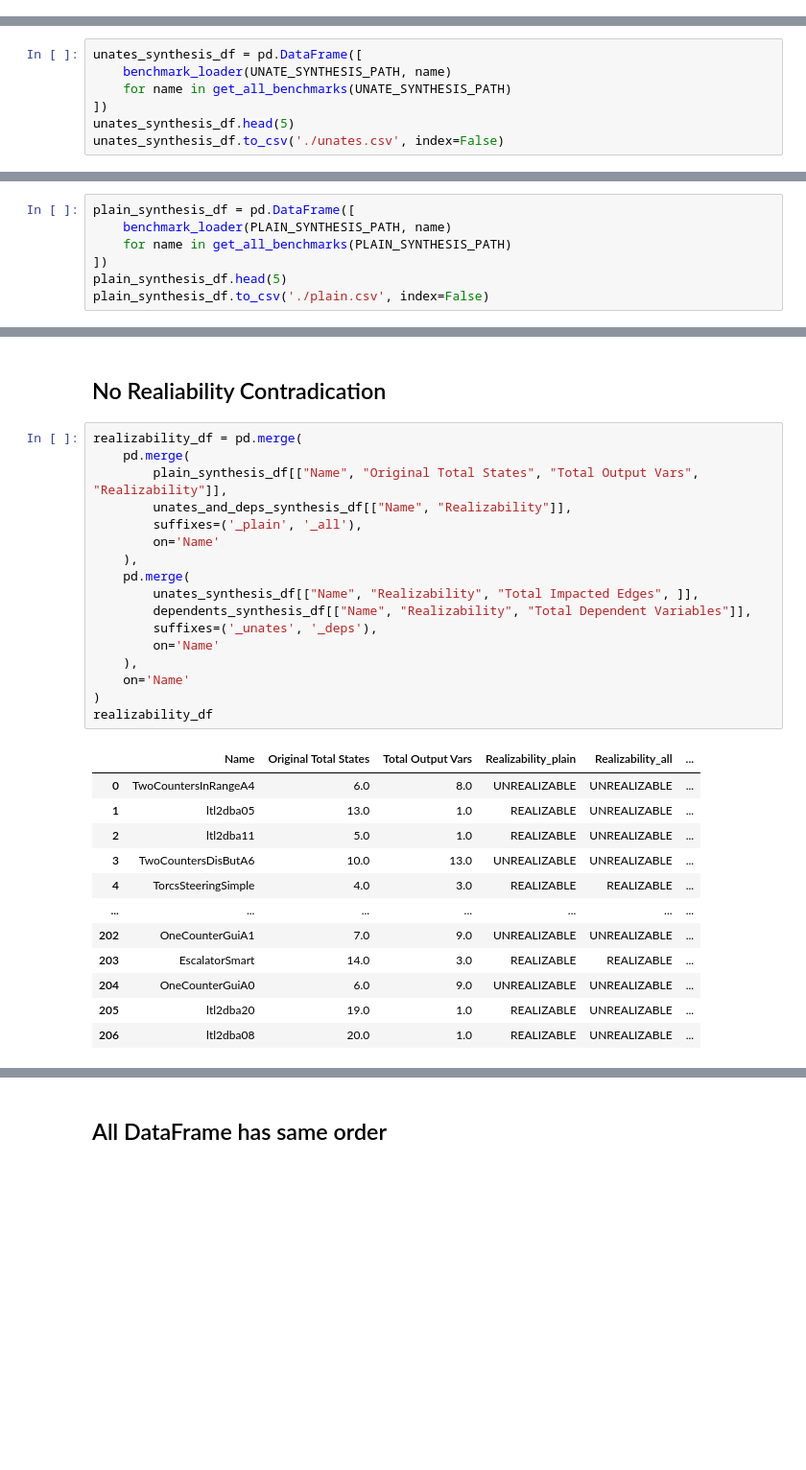
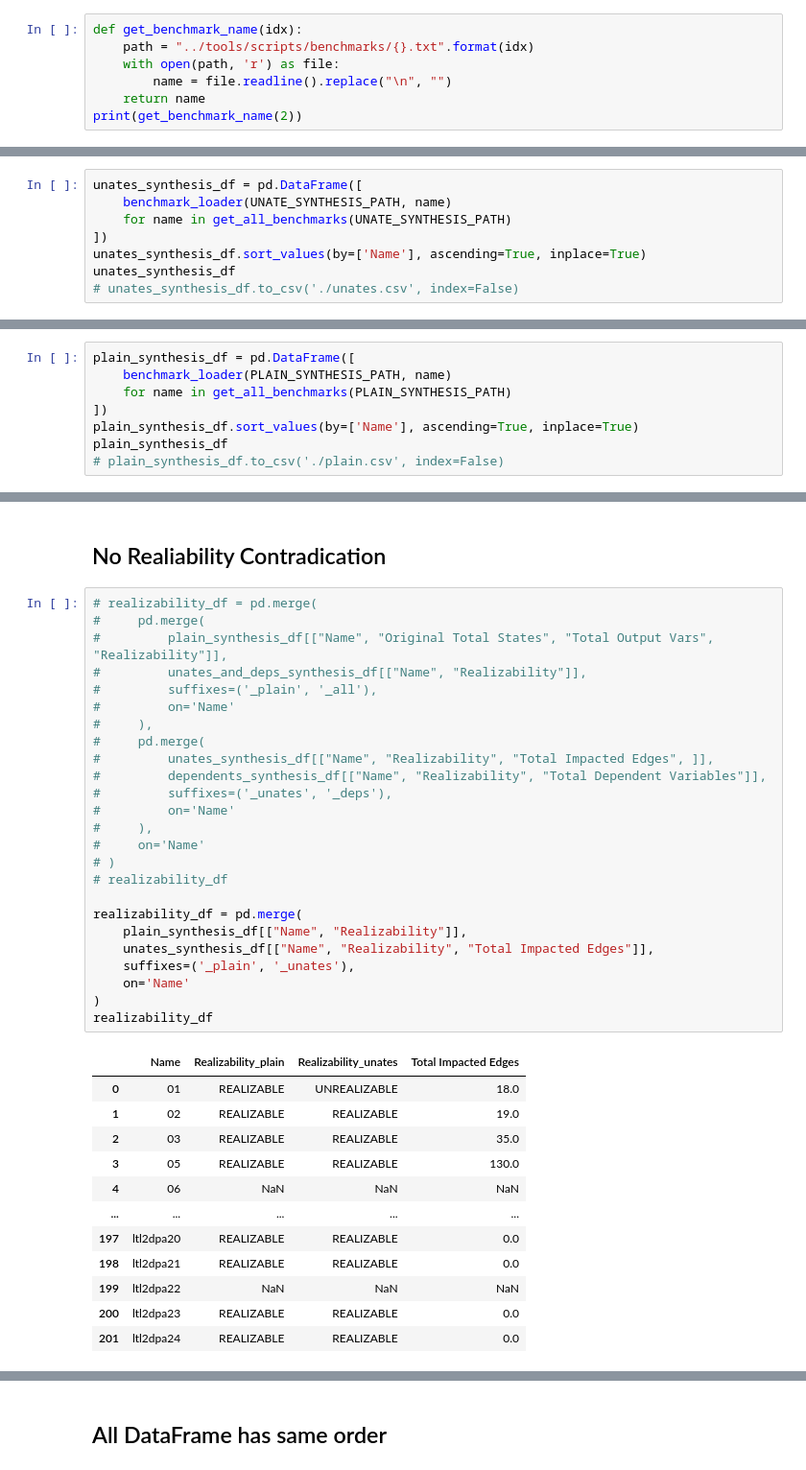
Before and after one commit to eliyaoo32/DepSynt, a Jupyter notebook: notebooks/synthesis.ipynb, the cells around one changed output, grey strips where cells are left out. Shown: that part at 96% size. Saved outputs shown, nothing was run; the diff lists cells and outputs as text; blank space fills up the shorter version.

```diff
--- a/notebooks/synthesis.ipynb
+++ b/notebooks/synthesis.ipynb
@@ -47,3 +45,10 @@ def extract_vars_from_str(x):
     if len(x) == 0:
         return []
     return x.split(",")
+# %%
+def get_benchmark_name(idx):
+    path = "../tools/scripts/benchmarks/{}.txt".format(idx)
+    with open(path, 'r') as file:
+        name = file.readline().replace("\n", "")
+    return name
+print(get_benchmark_name(2))
@@ -211,5 +219,6 @@ unates_synthesis_df = pd.DataFrame([
     benchmark_loader(UNATE_SYNTHESIS_PATH, name)
     for name in get_all_benchmarks(UNATE_SYNTHESIS_PATH)
 ])
-unates_synthesis_df.head(5)
-unates_synthesis_df.to_csv('./unates.csv', index=False)
+unates_synthesis_df.sort_values(by=['Name'], ascending=True, inplace=True)
+unates_synthesis_df
+# unates_synthesis_df.to_csv('./unates.csv', index=False)
@@ -244,5 +248,6 @@ plain_synthesis_df = pd.DataFrame([
     benchmark_loader(PLAIN_SYNTHESIS_PATH, name)
     for name in get_all_benchmarks(PLAIN_SYNTHESIS_PATH)
 ])
-plain_synthesis_df.head(5)
-plain_synthesis_df.to_csv('./plain.csv', index=False)
+plain_synthesis_df.sort_values(by=['Name'], ascending=True, inplace=True)
+plain_synthesis_df
+# plain_synthesis_df.to_csv('./plain.csv', index=False)
@@ -297,32 +325,40 @@ automaton_build_duration_df
 # %% [markdown]
 ## No Realiability Contradication
 # %%
+# realizability_df = pd.merge(
+#     pd.merge(
+#         plain_synthesis_df[["Name", "Original Total States", "Total Output Vars", "Realizability"]],
+#         unates_and_deps_synthesis_df[["Name", "Realizability"]],
+#         suffixes=('_plain', '_all'),
+#         on='Name'
+#     ),
+#     pd.merge(
+#         unates_synthesis_df[["Name", "Realizability", "Total Impacted Edges", ]],
+#         dependents_synthesis_df[["Name", "Realizability", "Total Dependent Variables"]],
+#         suffixes=('_unates', '_deps'),
+#         on='Name'
+#     ),
+#     on='Name'
+# )
+# realizability_df
+
 realizability_df = pd.merge(
-    pd.merge(
-        plain_synthesis_df[["Name", "Original Total States", "Total Output Vars", "Realizability"]],
-        unates_and_deps_synthesis_df[["Name", "Realizability"]],
-        suffixes=('_plain', '_all'),
-        on='Name'
-    ),
-    pd.merge(
-        unates_synthesis_df[["Name", "Realizability", "Total Impacted Edges", ]],
-        dependents_synthesis_df[["Name", "Realizability", "Total Dependent Variables"]],
-        suffixes=('_unates', '_deps'),
-        on='Name'
-    ),
+    plain_synthesis_df[["Name", "Realizability"]],
+    unates_synthesis_df[["Name", "Realizability", "Total Impacted Edges"]],
+    suffixes=('_plain', '_unates'),
     on='Name'
 )
 realizability_df
 # %% [output]
-|  | Name | Original Total States | Total Output Vars | Realizability_plain | Realizability_all | ... |
-| 0 | TwoCountersInRangeA4 | 6.0 | 8.0 | UNREALIZABLE | UNREALIZABLE | ... |
-| 1 | ltl2dba05 | 13.0 | 1.0 | REALIZABLE | UNREALIZABLE | ... |
-| 2 | ltl2dba11 | 5.0 | 1.0 | REALIZABLE | UNREALIZABLE | ... |
-| 3 | TwoCountersDisButA6 | 10.0 | 13.0 | UNREALIZABLE | UNREALIZABLE | ... |
-| 4 | TorcsSteeringSimple | 4.0 | 3.0 | REALIZABLE | REALIZABLE | ... |
-| ... | ... | ... | ... | ... | ... | ... |
-| 202 | OneCounterGuiA1 | 7.0 | 9.0 | UNREALIZABLE | UNREALIZABLE | ... |
-| 203 | EscalatorSmart | 14.0 | 3.0 | REALIZABLE | REALIZABLE | ... |
-| 204 | OneCounterGuiA0 | 6.0 | 9.0 | UNREALIZABLE | UNREALIZABLE | ... |
-| 205 | ltl2dba20 | 19.0 | 1.0 | REALIZABLE | UNREALIZABLE | ... |
-| 206 | ltl2dba08 | 20.0 | 1.0 | REALIZABLE | UNREALIZABLE | ... |
+|  | Name | Realizability_plain | Realizability_unates | Total Impacted Edges |
+| 0 | 01 | REALIZABLE | UNREALIZABLE | 18.0 |
+| 1 | 02 | REALIZABLE | REALIZABLE | 19.0 |
+| 2 | 03 | REALIZABLE | REALIZABLE | 35.0 |
+| 3 | 05 | REALIZABLE | REALIZABLE | 130.0 |
+| 4 | 06 | NaN | NaN | NaN |
+| ... | ... | ... | ... | ... |
+| 197 | ltl2dpa20 | REALIZABLE | REALIZABLE | 0.0 |
+| 198 | ltl2dpa21 | REALIZABLE | REALIZABLE | 0.0 |
+| 199 | ltl2dpa22 | NaN | NaN | NaN |
+| 200 | ltl2dpa23 | REALIZABLE | REALIZABLE | 0.0 |
+| 201 | ltl2dpa24 | REALIZABLE | REALIZABLE | 0.0 |
```
Also changed, not shown: parts of 23 cells of this notebook, 2 other files.
